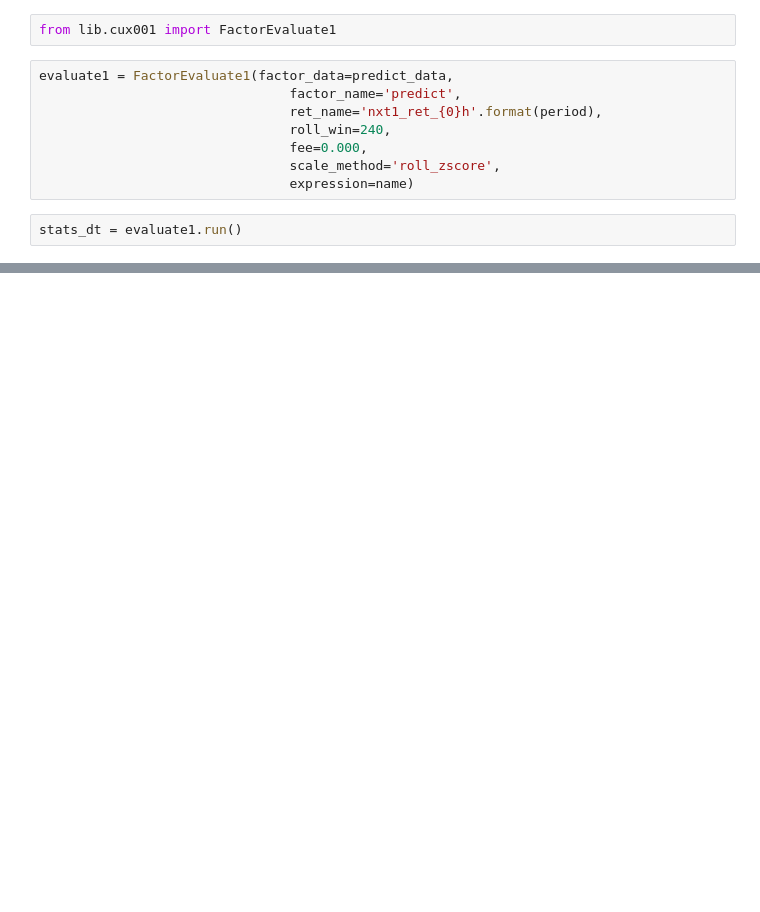
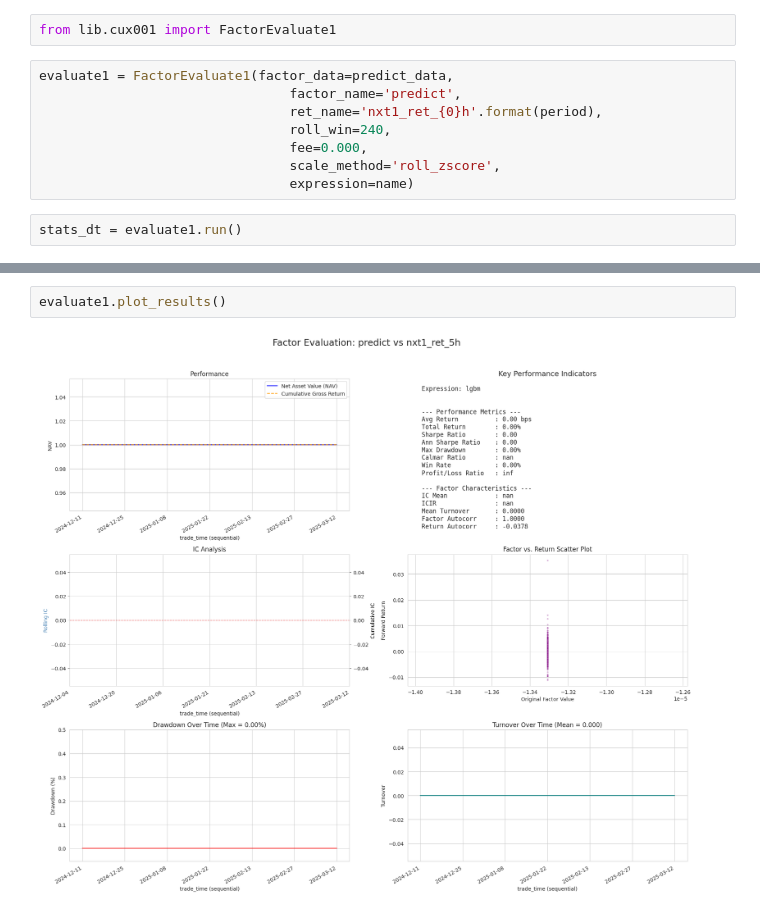
Before and after one commit to flaght/Chrono, a Jupyter notebook: genuis/mizar/20.1.4.合成模型预测绩效.ipynb, the cells around one changed output, grey strips where cells are left out. Drawn from its saved outputs; the diff is of its cells as text; blank space fills up the shorter version.

```diff
--- a/genuis/mizar/20.1.4.合成模型预测绩效.ipynb
+++ b/genuis/mizar/20.1.4.合成模型预测绩效.ipynb
@@ -82,0 +83,4 @@ evaluate1.plot_results()
+# %%
+evaluate1.plot_results()
+# %% [output]
+[figure, added]
```
Also changed, not shown: parts of 6 cells of this notebook, 11 other files.
